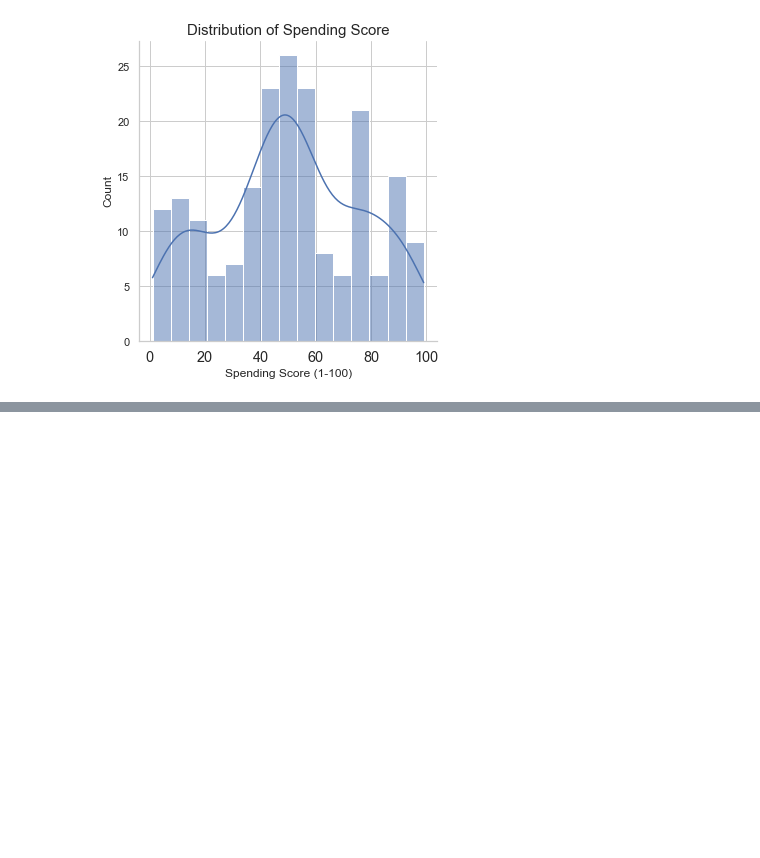
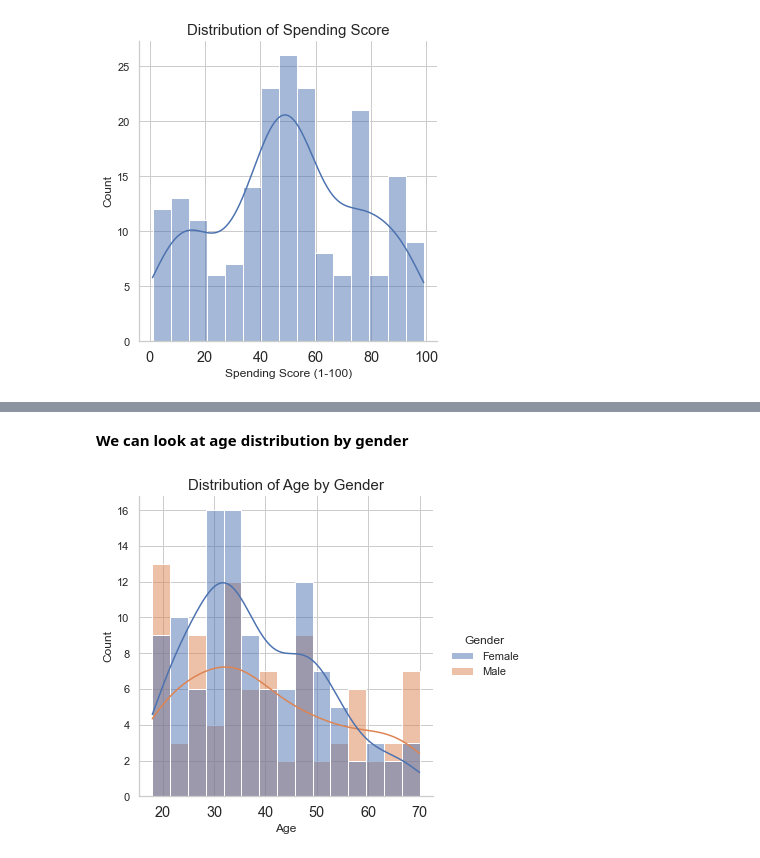
Before and after one commit to ayg15/mall-customer-segmentation, a Jupyter notebook: Mall Customer Segmentation.ipynb, the cells around one changed output, grey strips where cells are left out. Cells and saved outputs as stored; diff of their text form; code cells hidden in the pictures; blank space fills up the shorter version.

```diff
--- a/Mall Customer Segmentation.ipynb
+++ b/Mall Customer Segmentation.ipynb
@@ -168,0 +182,20 @@ plt.show()
+# %% [markdown]
+**We can look at age distribution by gender**
+# %%
+sns.displot(data = customer_df
+            , x = 'Age'
+           , height = 5
+           , kde = True
+           , bins = 15
+           , hue = 'Gender')
+
+plt.xticks(fontweight = 'light'
+           , fontsize = 'large'
+          )
+
+plt.title('Distribution of Age by Gender'
+         , fontsize = 15)
+
+plt.show()
+# %% [output]
+[figure, added]
```
Also changed, not shown: parts of 6 cells of this notebook.
